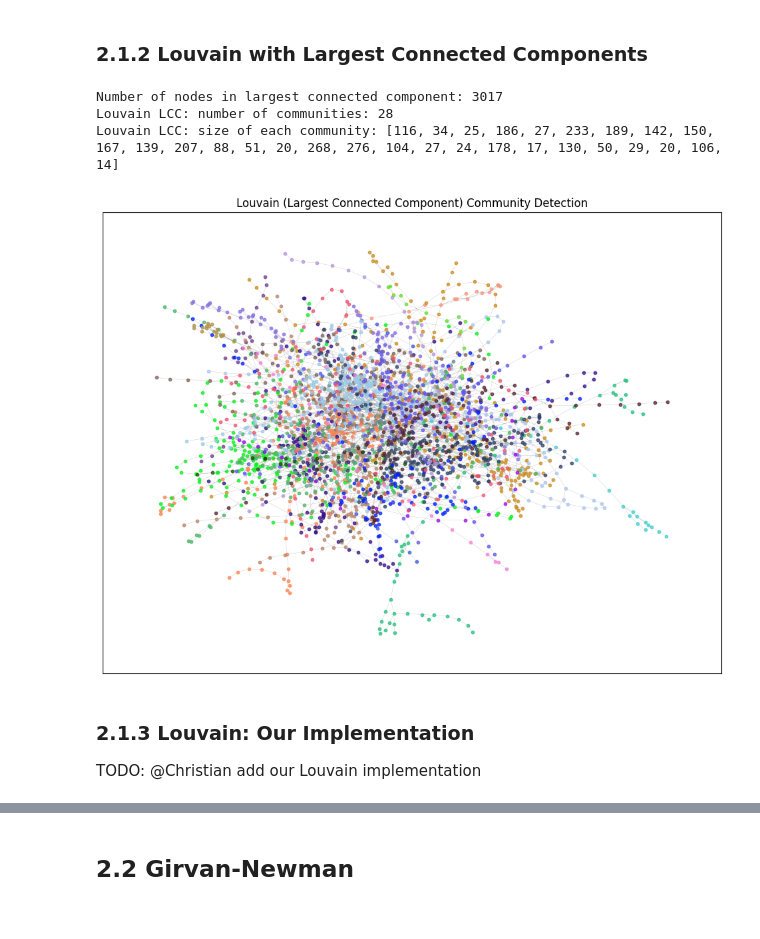
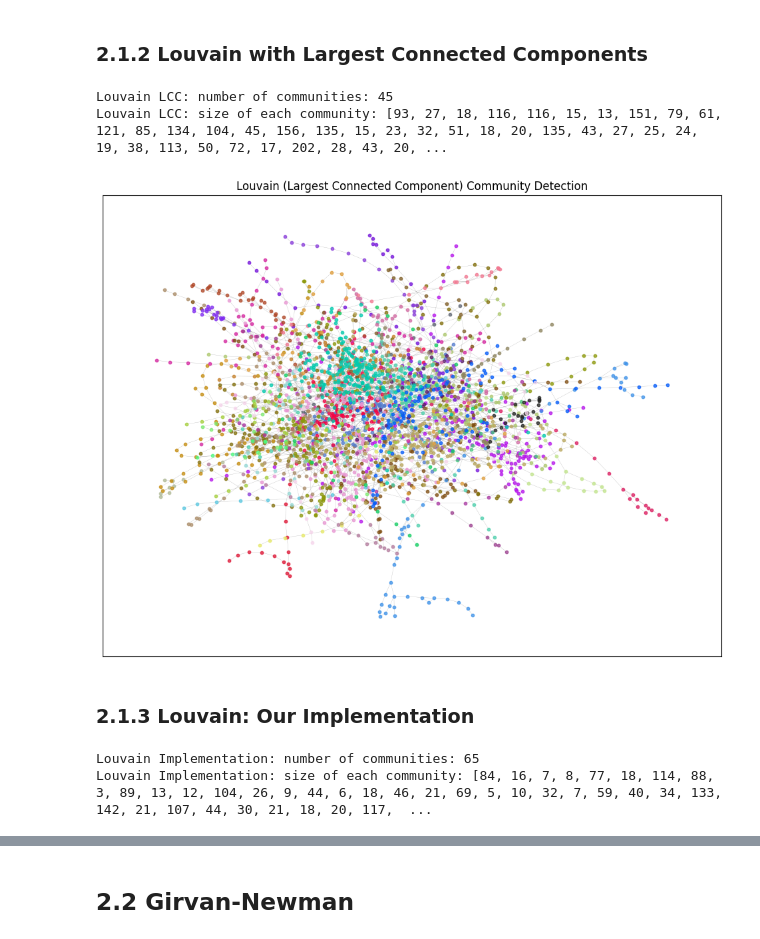
Before and after one commit to mattduerrmeier/sbb-analytics, a Jupyter notebook: community_detection.ipynb, the cells around one changed output, grey strips where cells are left out. Cells and saved outputs as stored; diff of their text form; code cells hidden in the pictures.

```diff
--- a/community_detection.ipynb
+++ b/community_detection.ipynb
@@ -16,15 +12,2 @@ df['coords'] = [(lon, lat) for lon, lat in zip(df['geometry'].x, df['geometry'].
 # %%
-G = nx.read_edgelist("sbb.edgelist", delimiter=";", create_using=nx.Graph)
-
-for idx, row in df.iterrows():
-    station_name = row['station_name']
-    lon = row['lon']
-    lat = row['lat']
-    # Check if the station name exists in the graph
-    if station_name in G.nodes:
-        # Set latitude and longitude attributes
-        G.nodes[station_name]['lon'] = lon
-        G.nodes[station_name]['lat'] = lat
-        G.nodes[station_name]['coords'] = (lon, lat)
-
-print(G.nodes['Luzern']['coords'])
+G = nx.read_edgelist("data/sbb.edgelist", delimiter=";", create_using=nx.Graph)
@@ -36,3 +17,9 @@ print(f"number of edges: {len(G.edges)}")
 # %% [output]
 number of nodes: 3152
 number of edges: 4678
+# %%
+connected_comp = nx.connected_components(G)
+max_connected_comp = max(connected_comp)
+print("Number of nodes in largest connected component:", len(max_connected_comp))
+
+G_lcc = G.subgraph(max_connected_comp)
@@ -79,23 +68,25 @@ plot_communities(G, louvain, "Louvain")
 # %% [markdown]
 ### 2.1.2 Louvain with Largest Connected Components
-# %%
-connected_comp = nx.connected_components(G)
-max_connected_comp = max(connected_comp)
-print("Number of nodes in largest connected component:", len(max_connected_comp))
-
-sub_G = G.subgraph(max_connected_comp)
-louvain = nx.community.louvain_communities(sub_G, seed=42, resolution=0.5)
-
-community_stats(louvain, "Louvain LCC")
-# %% [output]
-Number of nodes in largest connected component: 3017
-Louvain LCC: number of communities: 28
-Louvain LCC: size of each community: [116, 34, 25, 186, 27, 233, 189, 142, 150, 167, 139, 207, 88, 51, 20, 268, 276, 104, 27, 24, 178, 17, 130, 50, 29, 20, 106, 14]
+# %%
+louvain = nx.community.louvain_communities(G_lcc, seed=42)
+
+community_stats(louvain, "Louvain LCC")
+# %% [output]
+Louvain LCC: number of communities: 45
+Louvain LCC: size of each community: [93, 27, 18, 116, 116, 15, 13, 151, 79, 61, 121, 85, 134, 104, 45, 156, 135, 15, 23, 32, 51, 18, 20, 135, 43, 27, 25, 24, 19, 38, 113, 50, 72, 17, 202, 28, 43, 20, ...
 # %%
-plot_communities(sub_G, louvain, "Louvain (Largest Connected Component)")
+plot_communities(G_lcc, louvain, "Louvain (Largest Connected Component)")
 # %% [output]
-[figure, old version]
+[figure, new version]
 # %% [markdown]
 ### 2.1.3 Louvain: Our Implementation
-
-TODO: @Christian add our Louvain implementation
+# %%
+from louvain import louvain_implementation
+
+G_lcc = nx.Graph(G_lcc)
+louvain_imp = louvain_implementation(G_lcc)
+
+community_stats(louvain_imp, "Louvain Implementation (Largest Connected Component)")
+# %% [output]
+Louvain Implementation: number of communities: 65
+Louvain Implementation: size of each community: [84, 16, 7, 8, 77, 18, 114, 88, 3, 89, 13, 12, 104, 26, 9, 44, 6, 18, 46, 21, 69, 5, 10, 32, 7, 59, 40, 34, 133, 142, 21, 107, 44, 30, 21, 18, 20, 117,  ...
```
Also changed, not shown: parts of 15 cells of this notebook, 7 other files.
